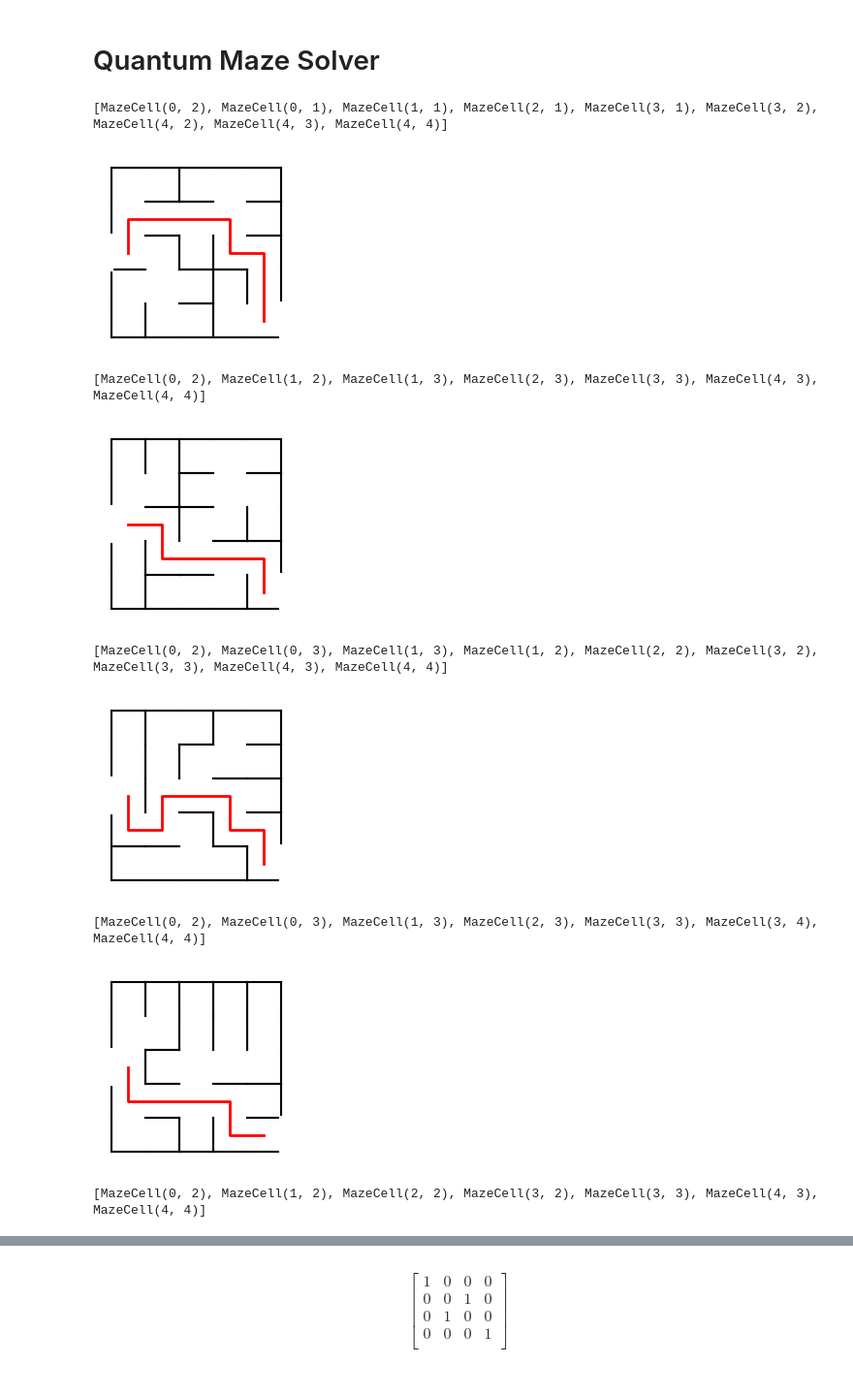
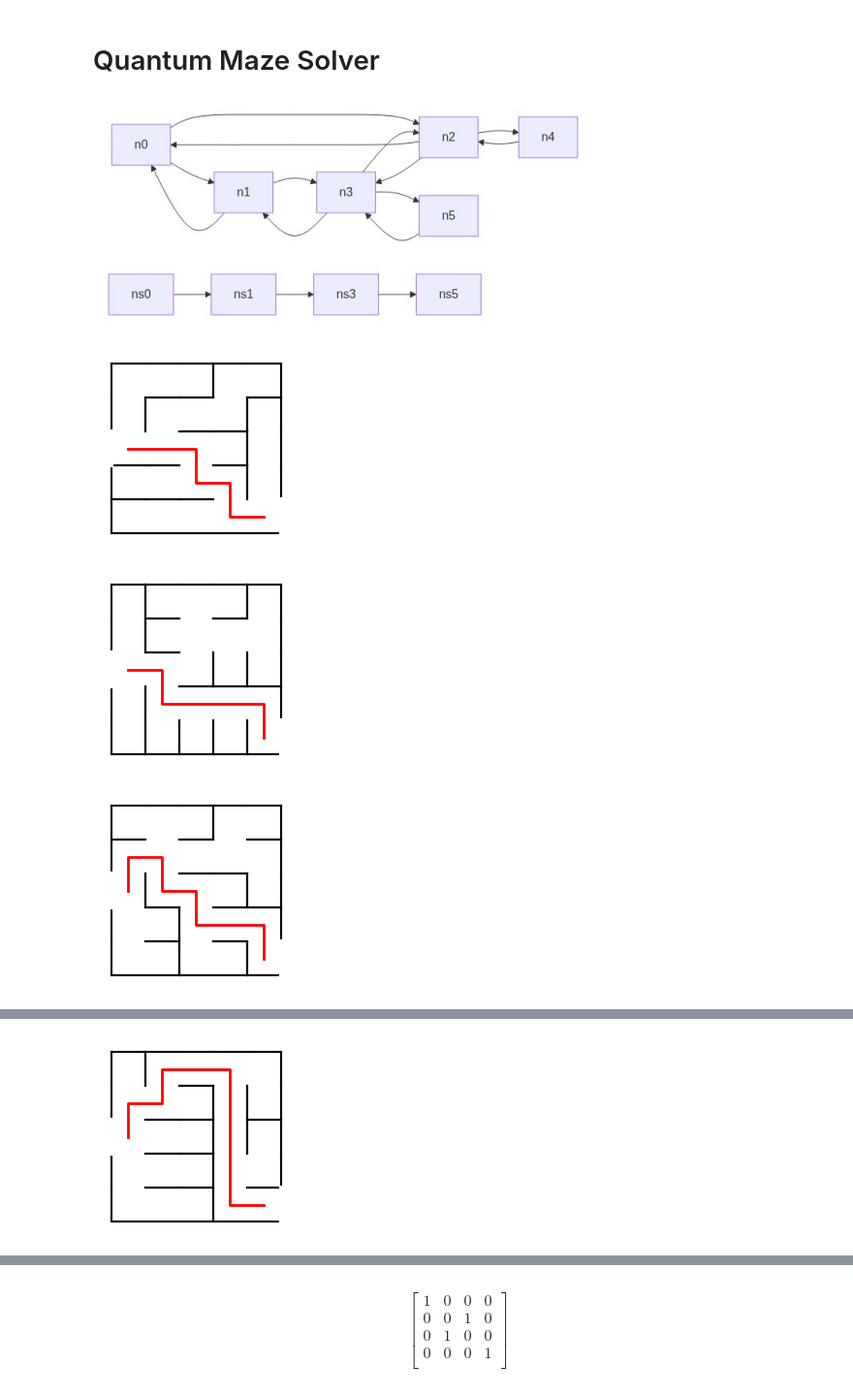
Before and after one commit to 1ngVG-QCCE/QuantumMazeSolver, a Jupyter notebook: maze_solver_tests.ipynb, the cells around one changed output, grey strips where cells are left out. Shown: that part at 97% size. Drawn from its saved outputs; the diff is of its cells as text; code cells hidden in the pictures.

Commit message:
feat(maze_generator): add graph visualization and improve solver to solve also graph

```diff
--- a/maze_solver_tests.ipynb
+++ b/maze_solver_tests.ipynb
@@ -1,19 +1,25 @@
 # %% [markdown]
 # Quantum Maze Solver
 # %%
-import maze_generator
-solver = maze_generator.BFSSolver()
-for i in range(100):
-    maze = maze_generator.PrimGenerator().generate_maze(5,5,(0,2), (4,4))
-    path = solver.solve(maze)
+from maze_generator import BFSSolver, Graph, PrimGenerator
+edges = [
+    (0, 1),
+    (0, 2),
+    (1, 3),
+    (2, 3),
+    (2, 4),
+    (3, 5),
+]
+maze_generator = PrimGenerator()
+solver = BFSSolver()
+graph = Graph.from_edges(edges, bidirectional=True)
+graph.show(solver.solve_graph(graph, 0, 5))
+for i in range(10):
+    maze = maze_generator.generate_maze(5, 5, (0,2), (4,4))
+    path = solver.solve_maze(maze)
     maze.show(path)
 # %% [output]
-[MazeCell(0, 2), MazeCell(0, 1), MazeCell(1, 1), MazeCell(2, 1), MazeCell(3, 1), MazeCell(3, 2), MazeCell(4, 2), MazeCell(4, 3), MazeCell(4, 4)]
-[figure, old version]
+[figure, new version]
-[MazeCell(0, 2), MazeCell(1, 2), MazeCell(1, 3), MazeCell(2, 3), MazeCell(3, 3), MazeCell(4, 3), MazeCell(4, 4)]
-[figure, old version]
+[figure, new version]
-[MazeCell(0, 2), MazeCell(0, 3), MazeCell(1, 3), MazeCell(1, 2), MazeCell(2, 2), MazeCell(3, 2), MazeCell(3, 3), MazeCell(4, 3), MazeCell(4, 4)]
-[figure, old version]
+[figure, new version]
-[MazeCell(0, 2), MazeCell(0, 3), MazeCell(1, 3), MazeCell(2, 3), MazeCell(3, 3), MazeCell(3, 4), MazeCell(4, 4)]
-[figure, old version]
+[figure, new version]
-[MazeCell(0, 2), MazeCell(1, 2), MazeCell(2, 2), MazeCell(3, 2), MazeCell(3, 3), MazeCell(4, 3), MazeCell(4, 4)]
@@ -23,0 +28 @@ for i in range(100):
+[figure, added]
```
Also changed, not shown: parts of 1 cell of this notebook, 2 other files.
